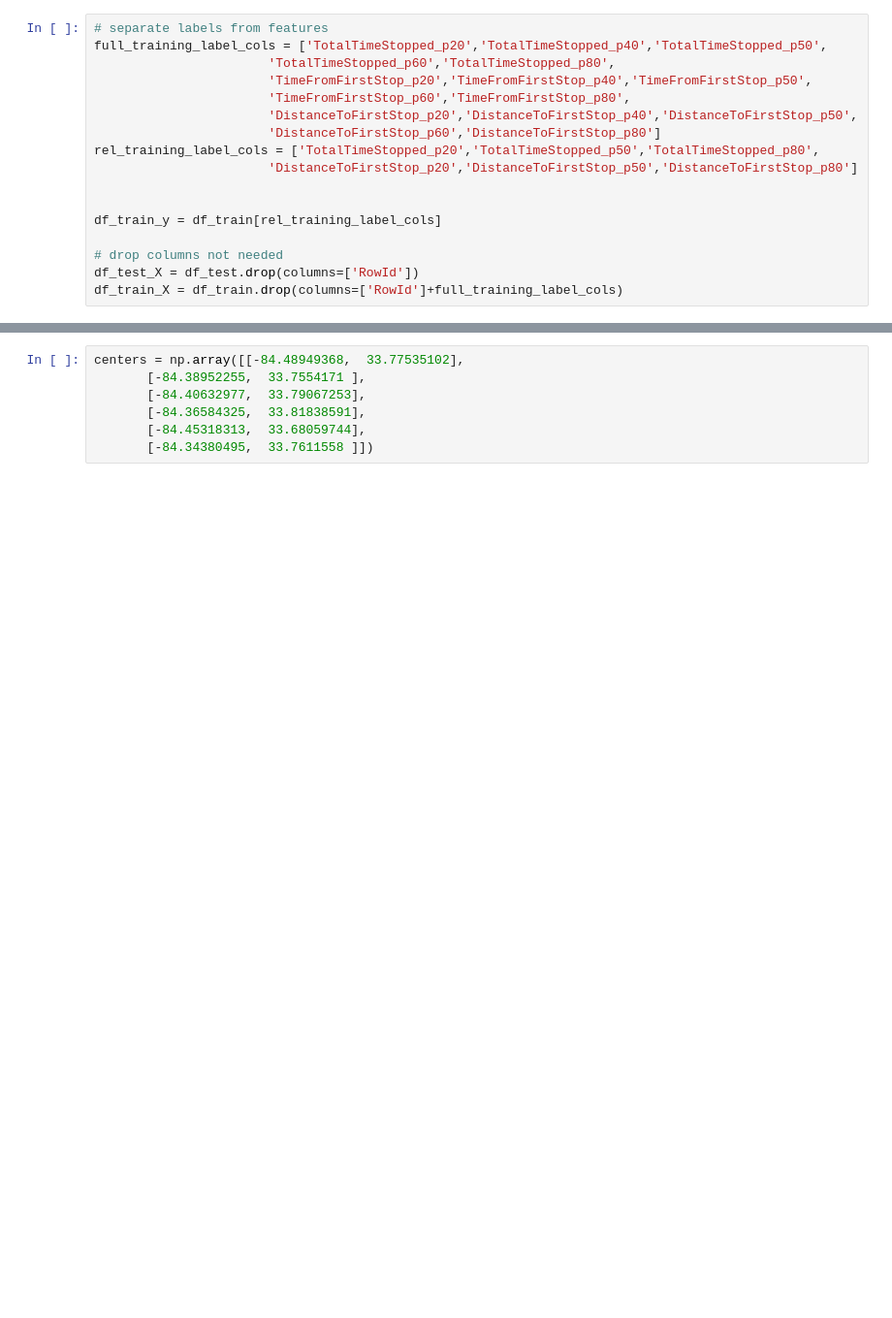
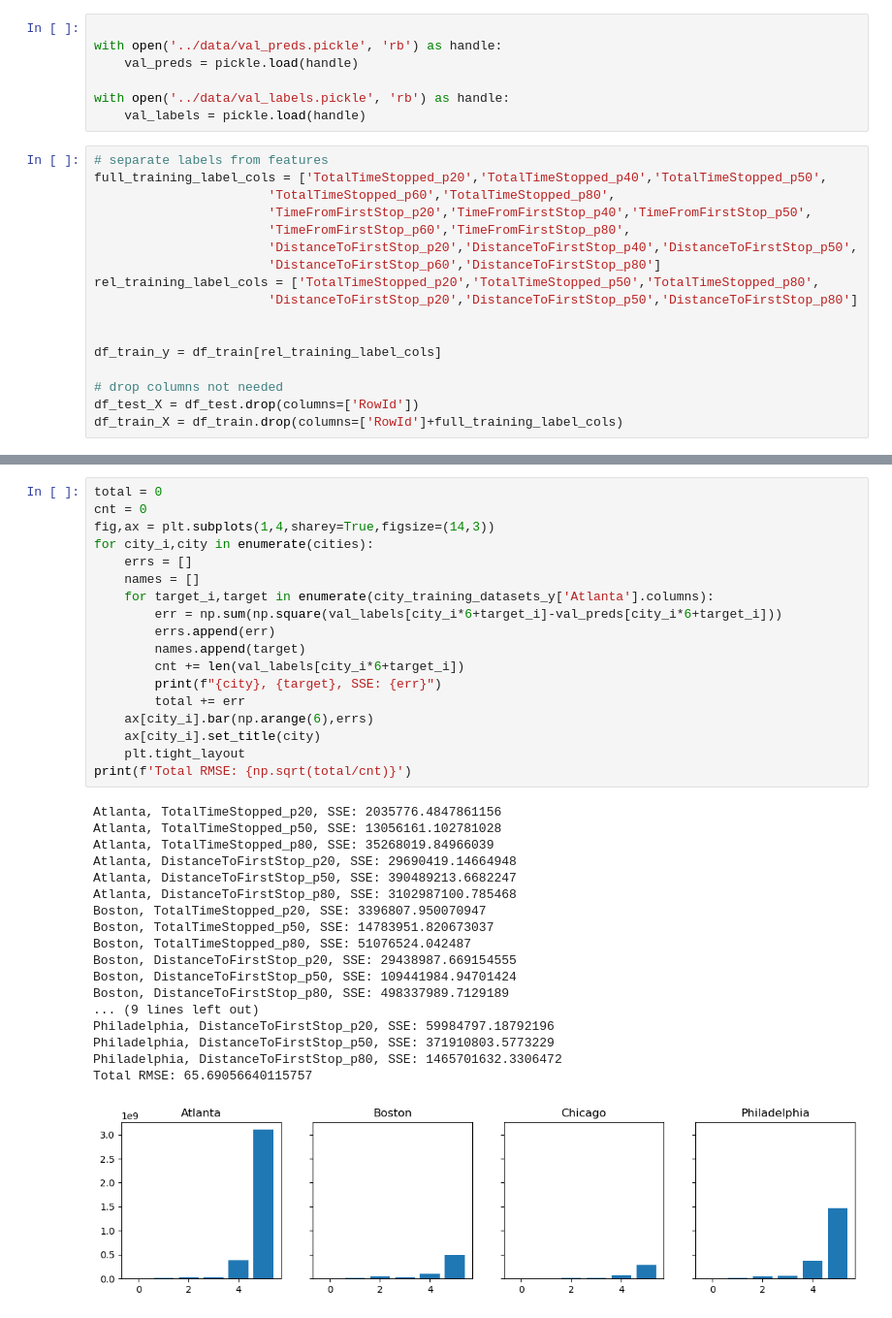
Before and after one commit to Geffen-Cooper/Applied_ML_Project, a Jupyter notebook: exploration/visualization.ipynb, the cells around one changed output, grey strips where cells are left out. Shown: that part at 97% size. Cells and saved outputs as stored; diff of their text form; blank space fills up the shorter version.

```diff
--- a/exploration/visualization.ipynb
+++ b/exploration/visualization.ipynb
@@ -45,6 +47,13 @@ df_test = pd.read_csv('../data/test.csv')
 
 df_train = df_train.fillna('ffill')
 df_test = df_test.fillna('ffill')
+# %%
+
+with open('../data/val_preds.pickle', 'rb') as handle:
+    val_preds = pickle.load(handle)
+
+with open('../data/val_labels.pickle', 'rb') as handle:
+    val_labels = pickle.load(handle)
 # %%
 # separate labels from features
 full_training_label_cols = ['TotalTimeStopped_p20','TotalTimeStopped_p40','TotalTimeStopped_p50',
@@ -90,10 +99,40 @@ for city in cities:
 
     # drop the city column from X (data)
     city_testing_datasets_X[city] = city_testing_datasets_X[city].drop(columns=['City'])
-# %%
-centers = np.array([[-84.48949368,  33.77535102],
-       [-84.38952255,  33.7554171 ],
-       [-84.40632977,  33.79067253],
-       [-84.36584325,  33.81838591],
-       [-84.45318313,  33.68059744],
-       [-84.34380495,  33.7611558 ]])
+# %%
+total = 0
+cnt = 0
+fig,ax = plt.subplots(1,4,sharey=True,figsize=(14,3))
+for city_i,city in enumerate(cities):
+    errs = []
+    names = []
+    for target_i,target in enumerate(city_training_datasets_y['Atlanta'].columns):
+        err = np.sum(np.square(val_labels[city_i*6+target_i]-val_preds[city_i*6+target_i]))
+        errs.append(err)
+        names.append(target)
+        cnt += len(val_labels[city_i*6+target_i])
+        print(f"{city}, {target}, SSE: {err}")
+        total += err
+    ax[city_i].bar(np.arange(6),errs)
+    ax[city_i].set_title(city)
+    plt.tight_layout
+print(f'Total RMSE: {np.sqrt(total/cnt)}')
+# %% [output]
+Atlanta, TotalTimeStopped_p20, SSE: 2035776.4847861156
+Atlanta, TotalTimeStopped_p50, SSE: 13056161.102781028
+Atlanta, TotalTimeStopped_p80, SSE: 35268019.84966039
+Atlanta, DistanceToFirstStop_p20, SSE: 29690419.14664948
+Atlanta, DistanceToFirstStop_p50, SSE: 390489213.6682247
+Atlanta, DistanceToFirstStop_p80, SSE: 3102987100.785468
+Boston, TotalTimeStopped_p20, SSE: 3396807.950070947
+Boston, TotalTimeStopped_p50, SSE: 14783951.820673037
+Boston, TotalTimeStopped_p80, SSE: 51076524.042487
+Boston, DistanceToFirstStop_p20, SSE: 29438987.669154555
+Boston, DistanceToFirstStop_p50, SSE: 109441984.94701424
+Boston, DistanceToFirstStop_p80, SSE: 498337989.7129189
+... (9 lines left out)
+Philadelphia, DistanceToFirstStop_p20, SSE: 59984797.18792196
+Philadelphia, DistanceToFirstStop_p50, SSE: 371910803.5773229
+Philadelphia, DistanceToFirstStop_p80, SSE: 1465701632.3306472
+Total RMSE: 65.69056640115757
+[figure, added]
```
Also changed, not shown: parts of 5 cells of this notebook, 5 other files.
